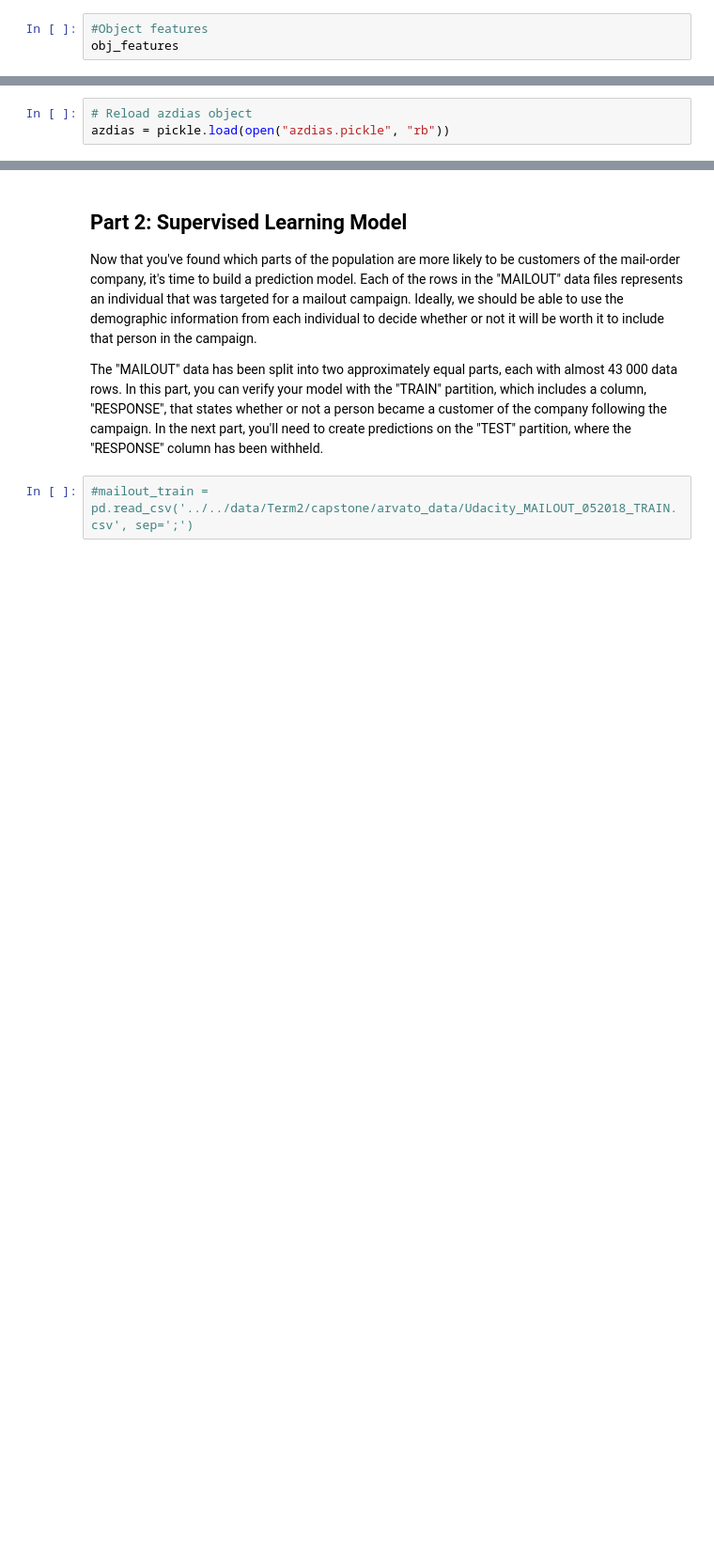
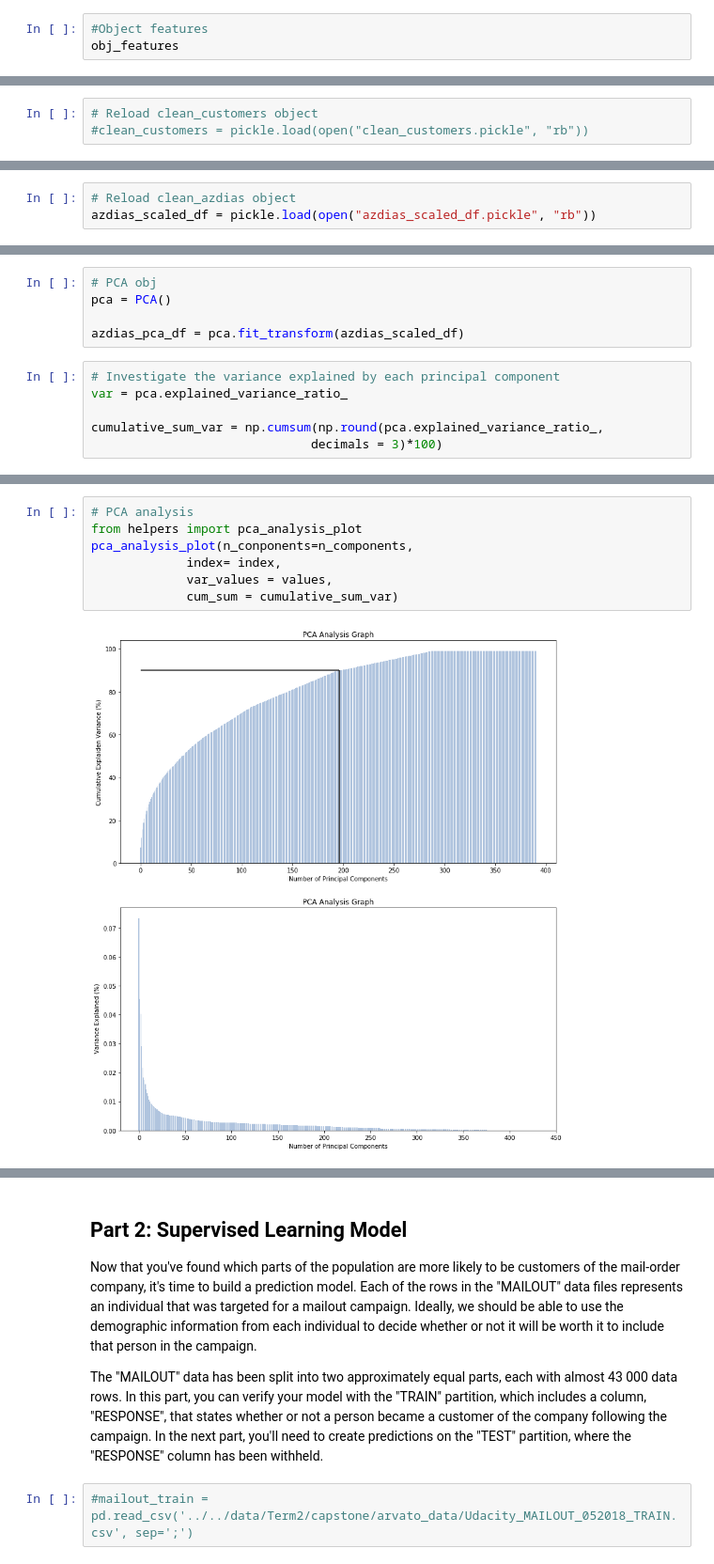
Before and after one commit to jmcabreira-zz/Data-Science-Projects, a Jupyter notebook: Customer_Segmentation_Report/Arvato_Project_Workbook.ipynb, the cells around one changed output, grey strips where cells are left out. Shown at 94% size. Drawn from its saved outputs; the diff is of its cells as text; blank space fills up the shorter version.

```diff
--- a/Customer_Segmentation_Report/Arvato_Project_Workbook.ipynb
+++ b/Customer_Segmentation_Report/Arvato_Project_Workbook.ipynb
@@ -523,3 +496,3 @@ clean_customers = clean_df(customers,missing_code_df, clean_azdias.columns , cus
 # %%
-# Reload azdias object
-azdias = pickle.load(open("azdias.pickle", "rb"))
+# Reload clean_customers object
+#clean_customers = pickle.load(open("clean_customers.pickle", "rb"))
@@ -592,0 +525,3 @@ Fillna with -1 in columns with no missing code
+# %%
+# Reload clean_azdias object
+azdias_scaled_df = pickle.load(open("azdias_scaled_df.pickle", "rb"))
@@ -592,0 +532,11 @@ Fillna with -1 in columns with no missing code
+# %%
+# PCA obj
+pca = PCA()
+
+azdias_pca_df = pca.fit_transform(azdias_scaled_df)
+# %%
+# Investigate the variance explained by each principal component
+var = pca.explained_variance_ratio_
+
+cumulative_sum_var = np.cumsum(np.round(pca.explained_variance_ratio_,
+                              decimals = 3)*100)
@@ -592,0 +557,9 @@ Fillna with -1 in columns with no missing code
+# %%
+# PCA analysis
+from helpers import pca_analysis_plot
+pca_analysis_plot(n_conponents=n_components,
+             index= index,
+             var_values = values,
+             cum_sum = cumulative_sum_var)
+# %% [output]
+[figure, added]
```
Also changed, not shown: parts of 42 cells of this notebook.
